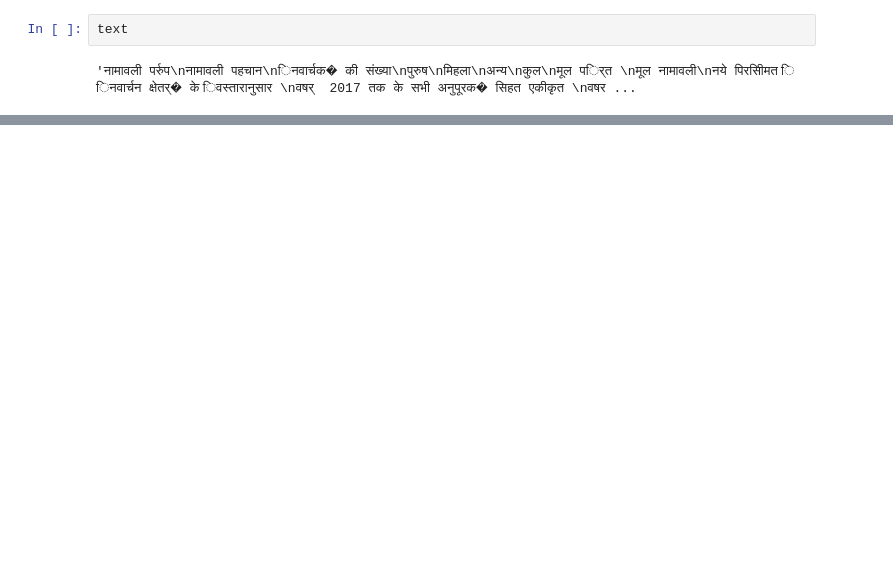
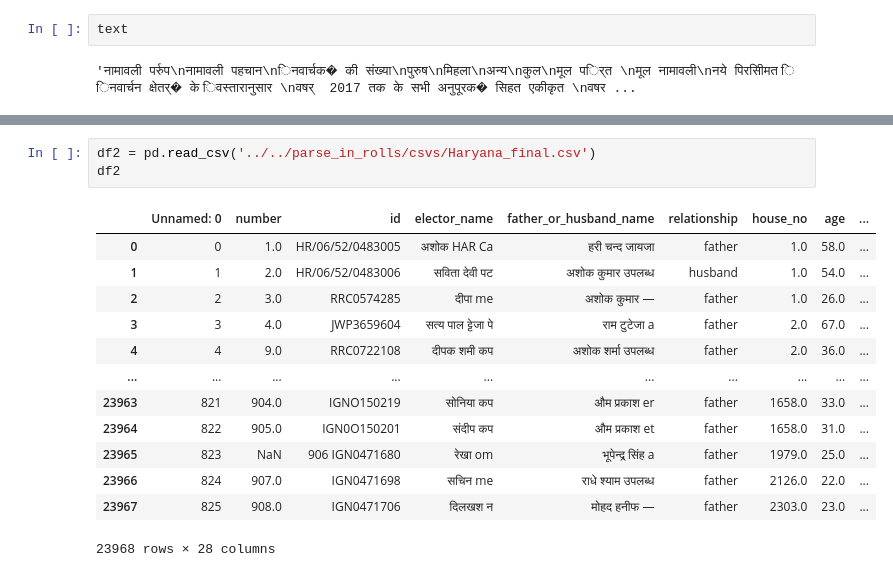
Before and after one commit to in-rolls/parse_searchable_rolls, a Jupyter notebook: scripts/haryana.ipynb, the cells around one changed output, grey strips where cells are left out. Cells and saved outputs as stored; diff of their text form; blank space fills up the shorter version.

```diff
--- a/scripts/haryana.ipynb
+++ b/scripts/haryana.ipynb
@@ -115,0 +293,17 @@ text
+# %%
+df2 = pd.read_csv('../../parse_in_rolls/csvs/Haryana_final.csv')
+df2
+# %% [output]
+|  | Unnamed: 0 | number | id | elector_name | father_or_husband_name | relationship | house_no | age | ... |
+| 0 | 0 | 1.0 | HR/06/52/0483005 | अशोक HAR Ca | हरी चन्द जायजा | father | 1.0 | 58.0 | ... |
+| 1 | 1 | 2.0 | HR/06/52/0483006 | सविता देवी पट | अशोक कुमार उपलब्ध | husband | 1.0 | 54.0 | ... |
+| 2 | 2 | 3.0 | RRC0574285 | दीपा me | अशोक कुमार — | father | 1.0 | 26.0 | ... |
+| 3 | 3 | 4.0 | JWP3659604 | सत्य पाल ट्टेजा पे | राम टुटेजा a | father | 2.0 | 67.0 | ... |
+| 4 | 4 | 9.0 | RRC0722108 | दीपक शमी कप | अशोक शर्मा उपलब्ध | father | 2.0 | 36.0 | ... |
+| ... | ... | ... | ... | ... | ... | ... | ... | ... | ... |
+| 23963 | 821 | 904.0 | IGNO150219 | सोनिया कप | औम प्रकाश er | father | 1658.0 | 33.0 | ... |
+| 23964 | 822 | 905.0 | IGN0O150201 | संदीप कप | औम प्रकाश et | father | 1658.0 | 31.0 | ... |
+| 23965 | 823 | NaN | 906 IGN0471680 | रेखा om | भूपेन्द्र सिंह a | father | 1979.0 | 25.0 | ... |
+| 23966 | 824 | 907.0 | IGN0471698 | सचिन me | राधे श्याम उपलब्ध | father | 2126.0 | 22.0 | ... |
+| 23967 | 825 | 908.0 | IGN0471706 | दिलखश न | मोहद हनीफ — | father | 2303.0 | 23.0 | ... |
+23968 rows × 28 columns
```
Also changed, not shown: parts of 32 cells of this notebook, 1 other file.
